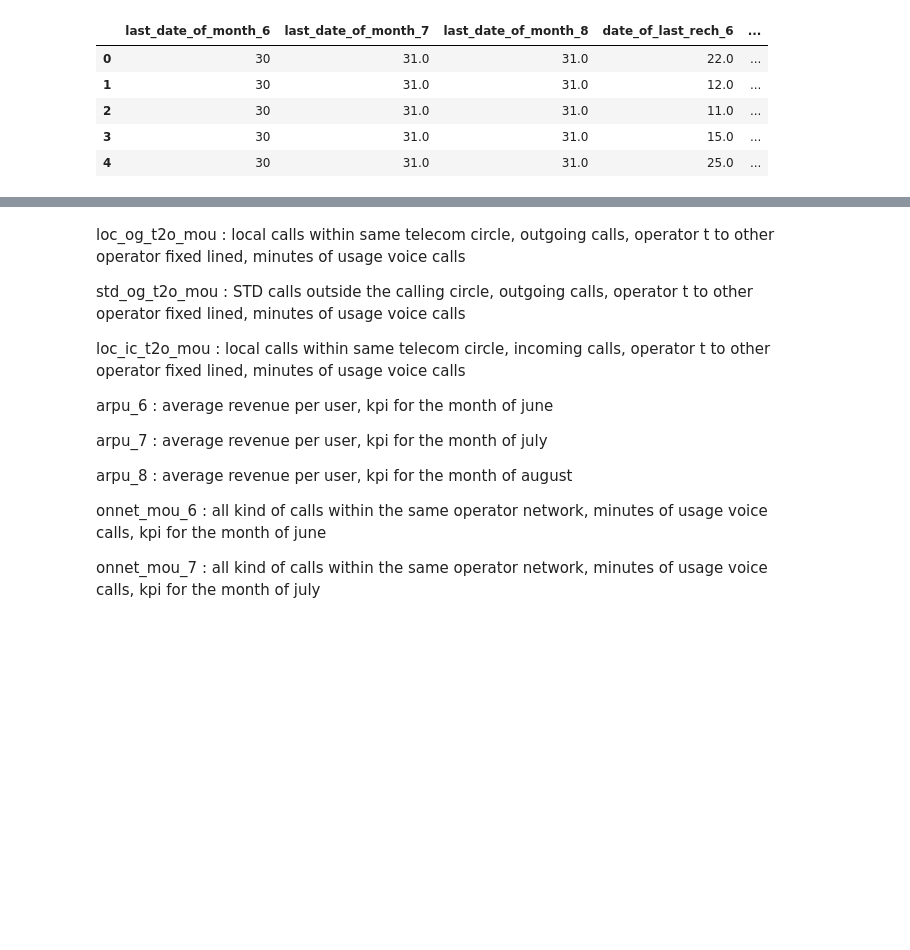
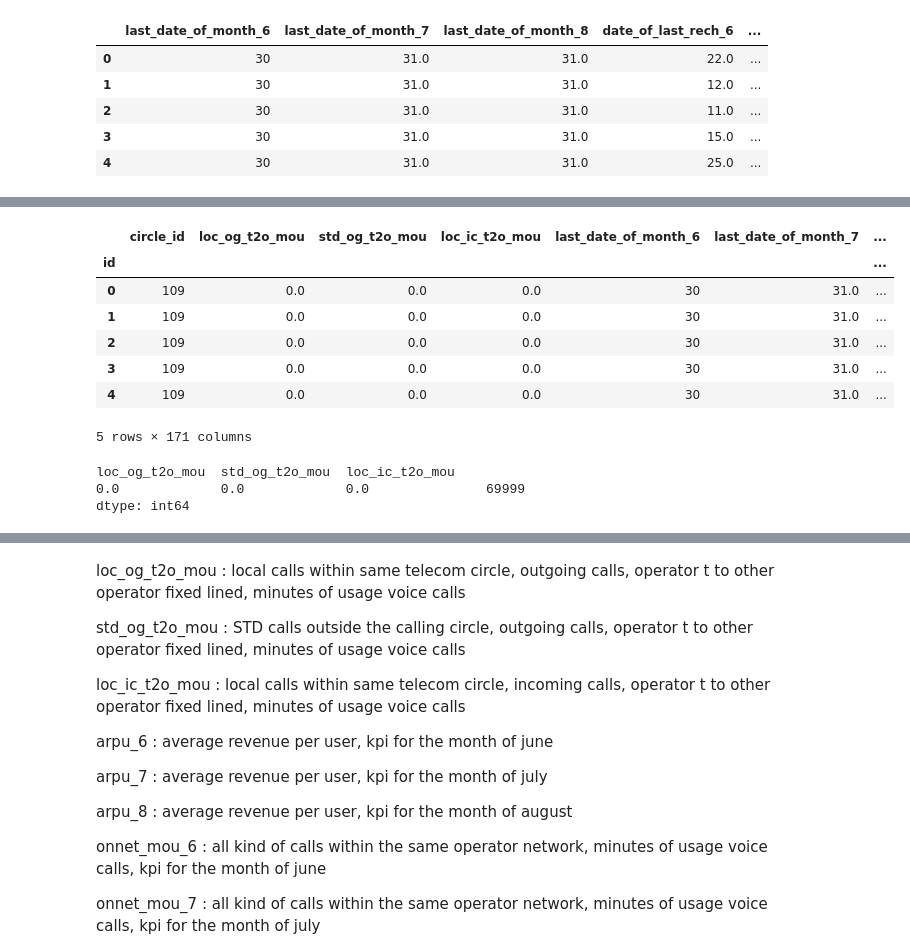
Before and after one commit to 98abhilash/Telecom_Churn, a Jupyter notebook: Telecom_Churn_Prediction.ipynb, the cells around one changed output, grey strips where cells are left out. Drawn from its saved outputs; the diff is of its cells as text; code cells hidden in the pictures; blank space fills up the shorter version.

```diff
--- a/Telecom_Churn_Prediction.ipynb
+++ b/Telecom_Churn_Prediction.ipynb
@@ -292,0 +299,19 @@ fb_user_8 has 73.68962413748768% missing values
+# %%
+df.set_index('id',inplace=True)
+# %%
+df.head()
+# %% [output]
+|  | circle_id | loc_og_t2o_mou | std_og_t2o_mou | loc_ic_t2o_mou | last_date_of_month_6 | last_date_of_month_7 | ... |
+| id |  |  |  |  |  |  | ... |
+| 0 | 109 | 0.0 | 0.0 | 0.0 | 30 | 31.0 | ... |
+| 1 | 109 | 0.0 | 0.0 | 0.0 | 30 | 31.0 | ... |
+| 2 | 109 | 0.0 | 0.0 | 0.0 | 30 | 31.0 | ... |
+| 3 | 109 | 0.0 | 0.0 | 0.0 | 30 | 31.0 | ... |
+| 4 | 109 | 0.0 | 0.0 | 0.0 | 30 | 31.0 | ... |
+5 rows × 171 columns
+# %%
+df[['loc_og_t2o_mou','std_og_t2o_mou','loc_ic_t2o_mou']].value_counts()
+# %% [output]
+loc_og_t2o_mou  std_og_t2o_mou  loc_ic_t2o_mou
+0.0             0.0             0.0               69999
+dtype: int64
```
Also changed, not shown: parts of 17 cells of this notebook.
